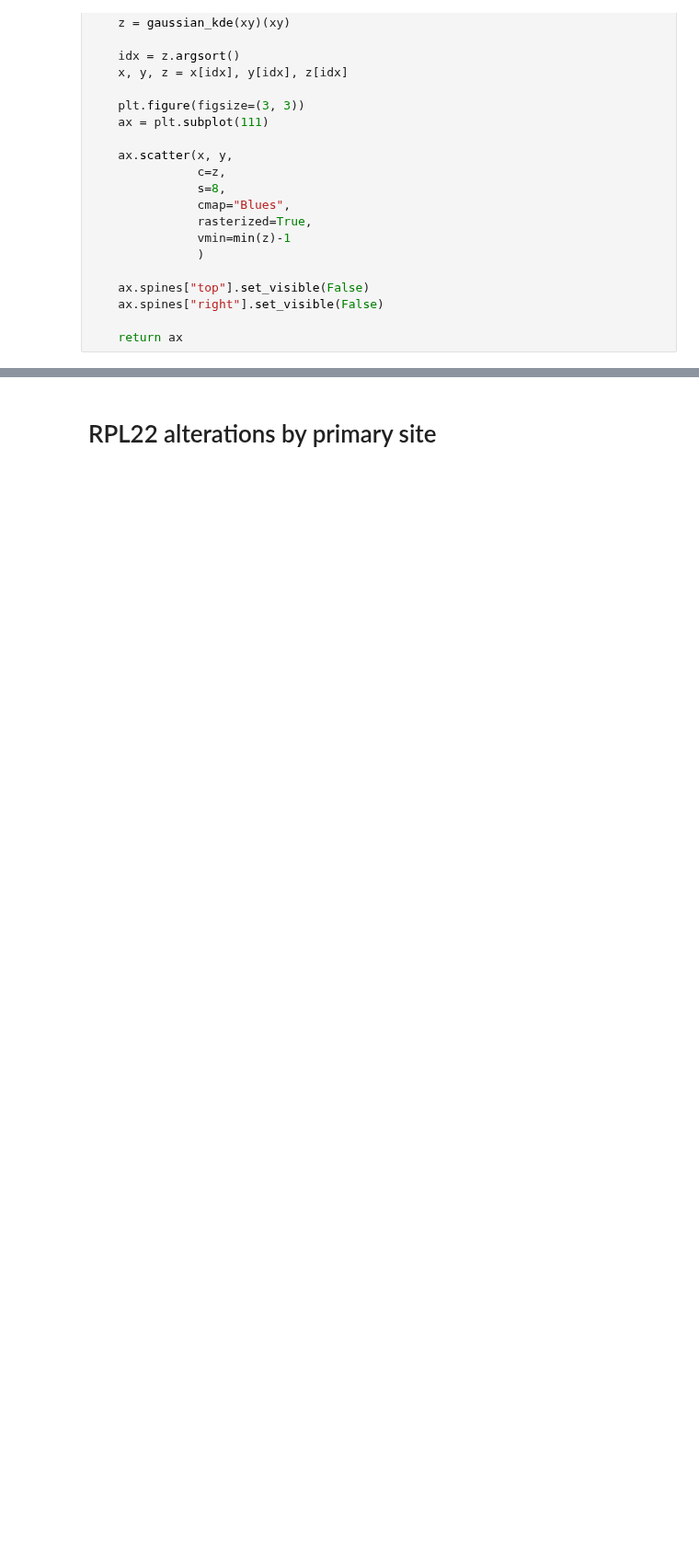
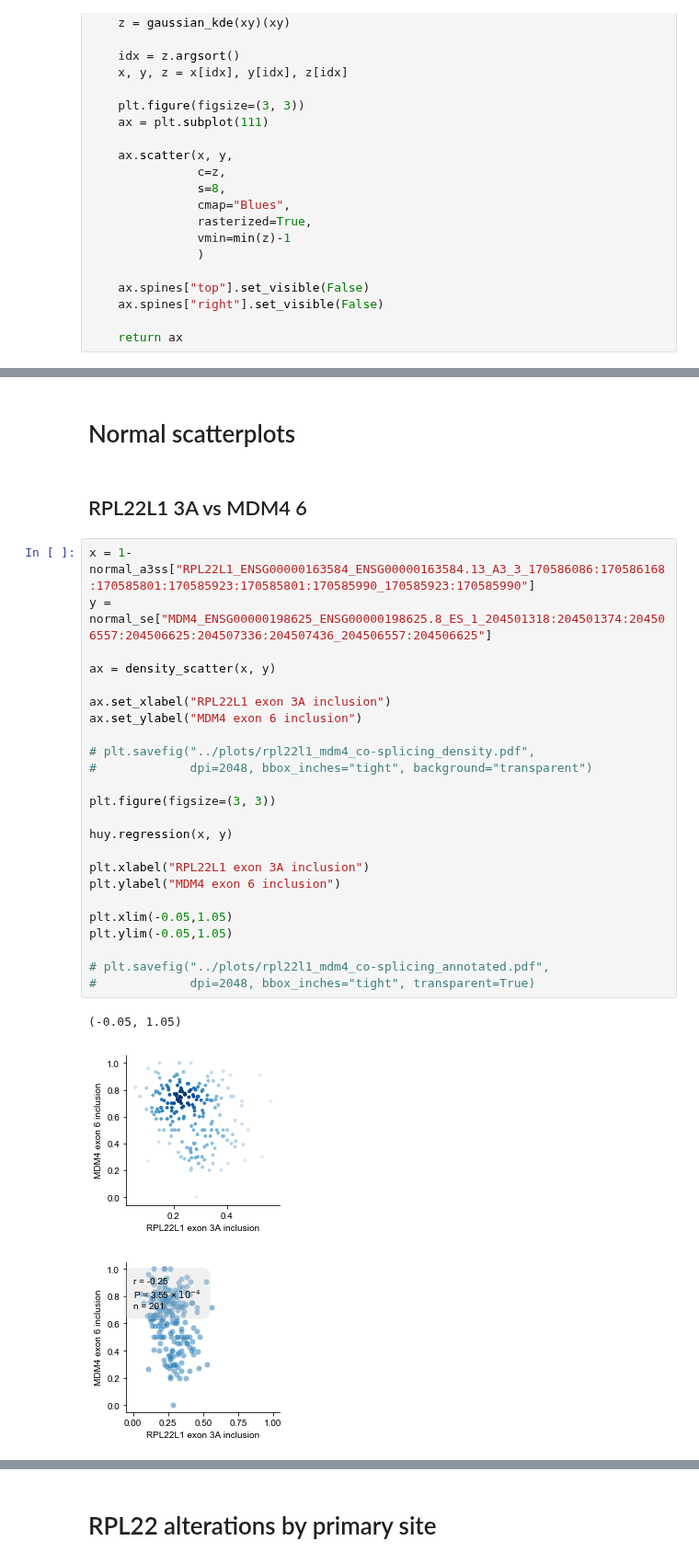
Before and after one commit to kevinhu/mdm4-splicing, a Jupyter notebook: notebooks/fig1_CCLE-TCGA-correlates.ipynb, the cells around one changed output, grey strips where cells are left out. Shown at 92% size. Cells and saved outputs as stored; diff of their text form; blank space fills up the shorter version.

```diff
--- a/notebooks/fig1_CCLE-TCGA-correlates.ipynb
+++ b/notebooks/fig1_CCLE-TCGA-correlates.ipynb
@@ -277,0 +293,32 @@ plt.savefig("../plots/rpl22l1_mdm4_co-splicing_annotated.pdf",
+# %% [markdown]
+# Normal scatterplots
+# %% [markdown]
+## RPL22L1 3A vs MDM4 6
+# %%
+x = 1-normal_a3ss["RPL22L1_ENSG00000163584_ENSG00000163584.13_A3_3_170586086:170586168:170585801:170585923:170585801:170585990_170585923:170585990"]
+y = normal_se["MDM4_ENSG00000198625_ENSG00000198625.8_ES_1_204501318:204501374:204506557:204506625:204507336:204507436_204506557:204506625"]
+
+ax = density_scatter(x, y)
+
+ax.set_xlabel("RPL22L1 exon 3A inclusion")
+ax.set_ylabel("MDM4 exon 6 inclusion")
+
+# plt.savefig("../plots/rpl22l1_mdm4_co-splicing_density.pdf",
+#             dpi=2048, bbox_inches="tight", background="transparent")
+
+plt.figure(figsize=(3, 3))
+
+huy.regression(x, y)
+
+plt.xlabel("RPL22L1 exon 3A inclusion")
+plt.ylabel("MDM4 exon 6 inclusion")
+
+plt.xlim(-0.05,1.05)
+plt.ylim(-0.05,1.05)
+
+# plt.savefig("../plots/rpl22l1_mdm4_co-splicing_annotated.pdf",
+#             dpi=2048, bbox_inches="tight", transparent=True)
+# %% [output]
+(-0.05, 1.05)
+[figure, added]
+[figure, added]
```
Also changed, not shown: parts of 18 cells of this notebook, 9 other files.
